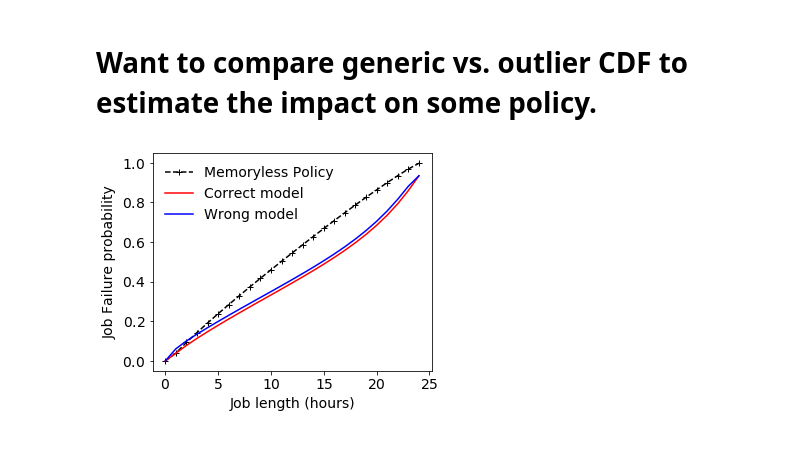
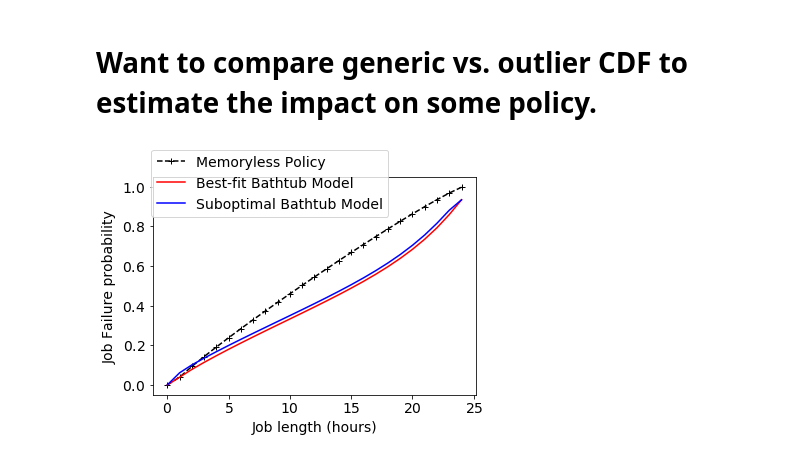
Before and after one commit to prateek-s/scispot, a Jupyter notebook: code/sched-sim-waste-sensitivity.ipynb, the cells around one changed output. Cells and saved outputs as stored; diff of their text form; code cells hidden in the pictures.

```diff
--- a/code/sched-sim-waste-sensitivity.ipynb
+++ b/code/sched-sim-waste-sensitivity.ipynb
@@ -190,15 +190,15 @@ plt.savefig("../graphs/uniform-v-bathtub-2.pdf", bbox_inches='tight')
 # %%
 # This is for n64 with the wrong CDF ....
 
 plt.plot([avg_fail_prob(cdf64, job_len) for job_len in range(0,25)], ls='--', color='k', marker='+' , label="Memoryless Policy")
-plt.plot([smart_avg_fail_prob(cdf64, job_len) for job_len in range(0,25)], color='r', label="Correct model")
-plt.plot([wrong_model_avg_fail_prob(cdfgeneric, cdf64, job_len) for job_len in range(0,25)], color='b', label="Wrong model")
+plt.plot([smart_avg_fail_prob(cdf64, job_len) for job_len in range(0,25)], color='r', label="Best-fit Bathtub Model")
+plt.plot([wrong_model_avg_fail_prob(cdfgeneric, cdf64, job_len) for job_len in range(0,25)], color='b', label="Suboptimal Bathtub Model")
 
-plt.legend(frameon=False)
+plt.legend(frameon=True, bbox_to_anchor=(0.75,1.16))
 plt.xlabel("Job length (hours)")
 plt.ylabel("Job Failure probability")
 fig = matplotlib.pyplot.gcf()
-fig.set_size_inches(5, 4)
+fig.set_size_inches(5.8, 4)
 plt.savefig("../graphs/wrong-model.pdf", bbox_inches='tight')
 # %% [output]
-[figure, old version]
+[figure, new version]
```
Also changed, not shown: 13 other files.
